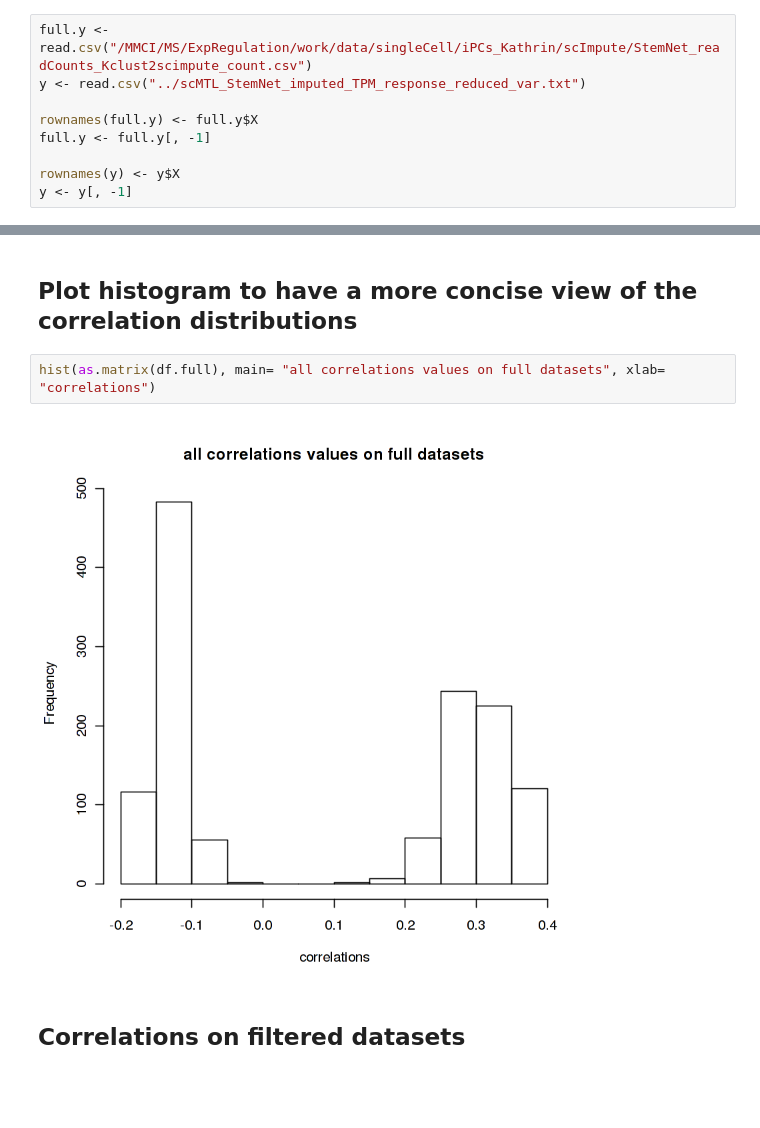
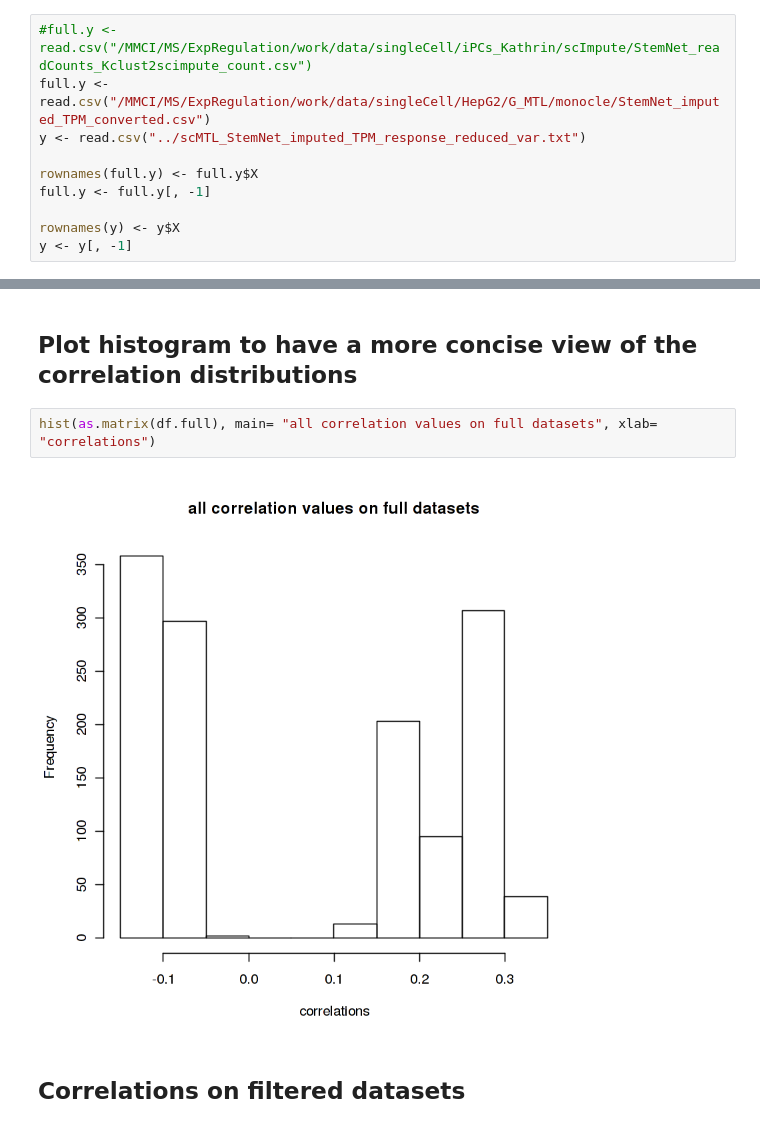
Before and after one commit to fba67/scMTL, a Jupyter notebook: feature2response_correlation_analysis.ipynb, the cells around one changed output, grey strips where cells are left out. Cells and saved outputs as stored; diff of their text form; blank space fills up the shorter version.

```diff
--- a/feature2response_correlation_analysis.ipynb
+++ b/feature2response_correlation_analysis.ipynb
@@ -37,7 +60,8 @@ We had initiated the problem by approaching the single cell gene expression as t
 # %% [markdown]
 ## Read the response (imputed sc gene expression)
 # %%
-full.y <- read.csv("/MMCI/MS/ExpRegulation/work/data/singleCell/iPCs_Kathrin/scImpute/StemNet_readCounts_Kclust2scimpute_count.csv")
+#full.y <- read.csv("/MMCI/MS/ExpRegulation/work/data/singleCell/iPCs_Kathrin/scImpute/StemNet_readCounts_Kclust2scimpute_count.csv")
+full.y <- read.csv("/MMCI/MS/ExpRegulation/work/data/singleCell/HepG2/G_MTL/monocle/StemNet_imputed_TPM_converted.csv")
 y <- read.csv("../scMTL_StemNet_imputed_TPM_response_reduced_var.txt")
 
 rownames(full.y) <- full.y$X
@@ -175,9 +199,9 @@ df.full[seq(50), ]
 # %% [markdown]
 ## Plot histogram to have a more concise view of the correlation distributions
 # %%
-hist(as.matrix(df.full), main= "all correlations values on full datasets", xlab= "correlations")
+hist(as.matrix(df.full), main= "all correlation values on full datasets", xlab= "correlations")
 # %% [output]
-[figure, old version]
+[figure, new version]
 # %% [markdown]
 ## Correlations on filtered datasets <a class= "anchor" id= "filtered"></a>
 # %%
```
Also changed, not shown: parts of 15 cells of this notebook.
